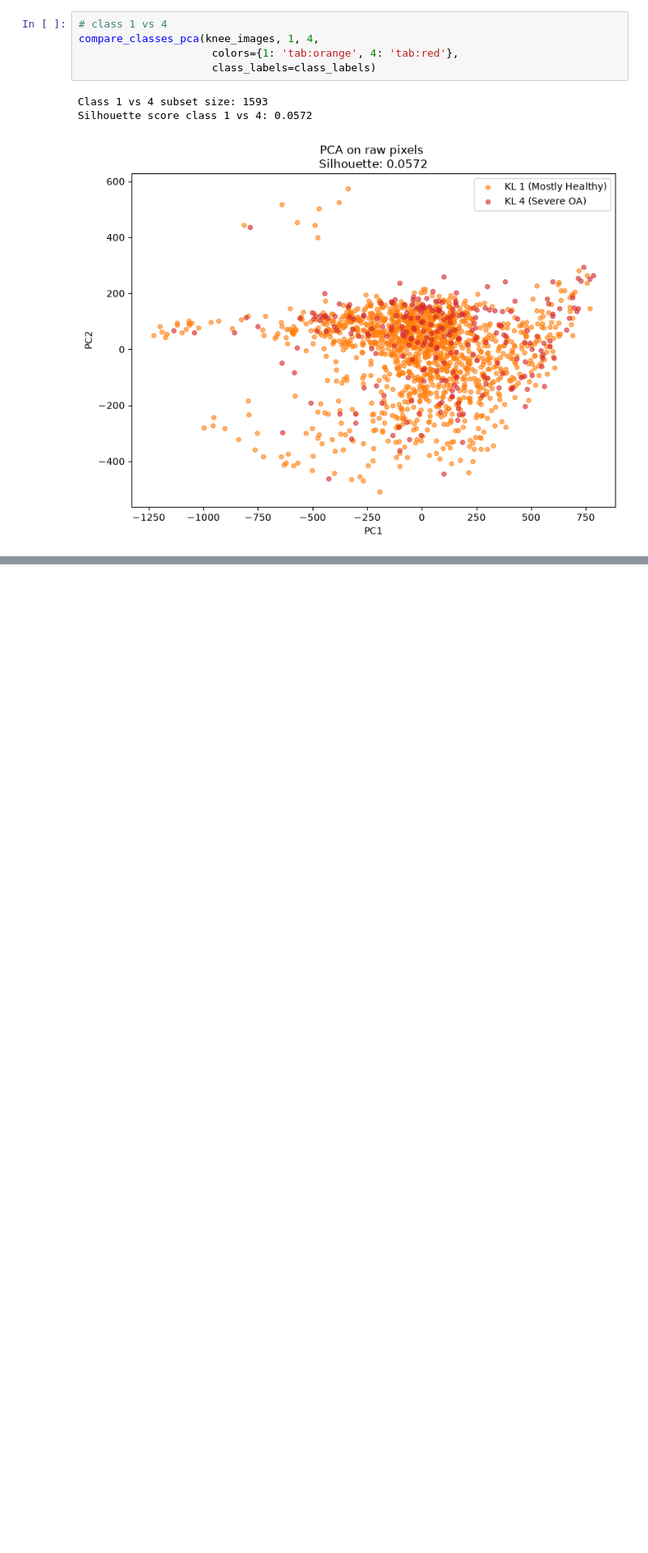
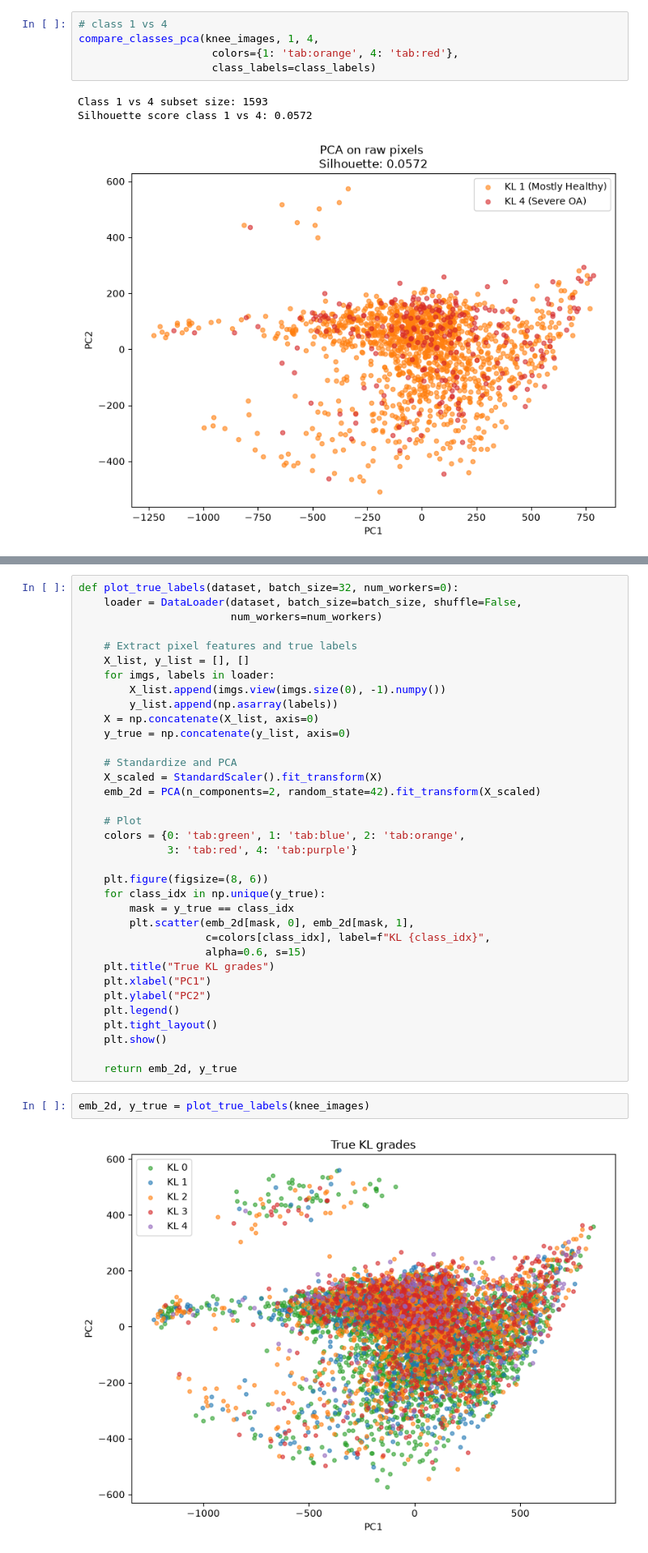
Before and after one commit to mikakia/knee_osteo, a Jupyter notebook: notebooks/eda.ipynb, the cells around one changed output, grey strips where cells are left out. Shown at 81% size. Drawn from its saved outputs; the diff is of its cells as text; blank space fills up the shorter version.

```diff
--- a/notebooks/eda.ipynb
+++ b/notebooks/eda.ipynb
@@ -324,0 +448,39 @@ Silhouette score class 1 vs 4: 0.0572
+# %%
+def plot_true_labels(dataset, batch_size=32, num_workers=0):
+    loader = DataLoader(dataset, batch_size=batch_size, shuffle=False,
+                        num_workers=num_workers)
+
+    # Extract pixel features and true labels
+    X_list, y_list = [], []
+    for imgs, labels in loader:
+        X_list.append(imgs.view(imgs.size(0), -1).numpy())
+        y_list.append(np.asarray(labels))
+    X = np.concatenate(X_list, axis=0)
+    y_true = np.concatenate(y_list, axis=0)
+
+    # Standardize and PCA
+    X_scaled = StandardScaler().fit_transform(X)
+    emb_2d = PCA(n_components=2, random_state=42).fit_transform(X_scaled)
+
+    # Plot
+    colors = {0: 'tab:green', 1: 'tab:blue', 2: 'tab:orange',
+              3: 'tab:red', 4: 'tab:purple'}
+
+    plt.figure(figsize=(8, 6))
+    for class_idx in np.unique(y_true):
+        mask = y_true == class_idx
+        plt.scatter(emb_2d[mask, 0], emb_2d[mask, 1],
+                    c=colors[class_idx], label=f"KL {class_idx}",
+                    alpha=0.6, s=15)
+    plt.title("True KL grades")
+    plt.xlabel("PC1")
+    plt.ylabel("PC2")
+    plt.legend()
+    plt.tight_layout()
+    plt.show()
+
+    return emb_2d, y_true
+# %%
+emb_2d, y_true = plot_true_labels(knee_images)
+# %% [output]
+[figure, added]
```
Also changed, not shown: parts of 7 cells of this notebook.
